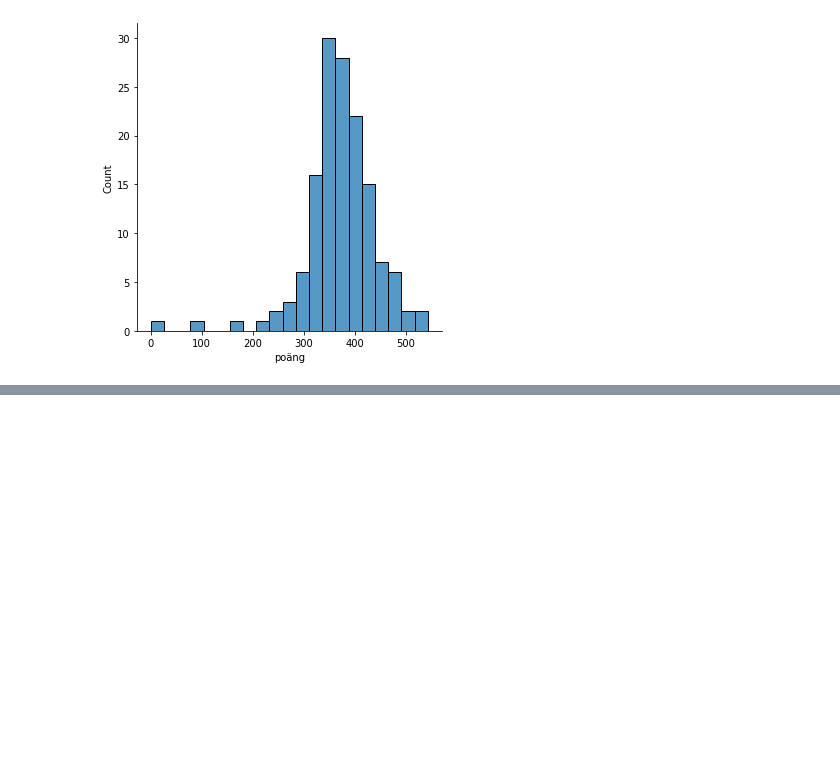
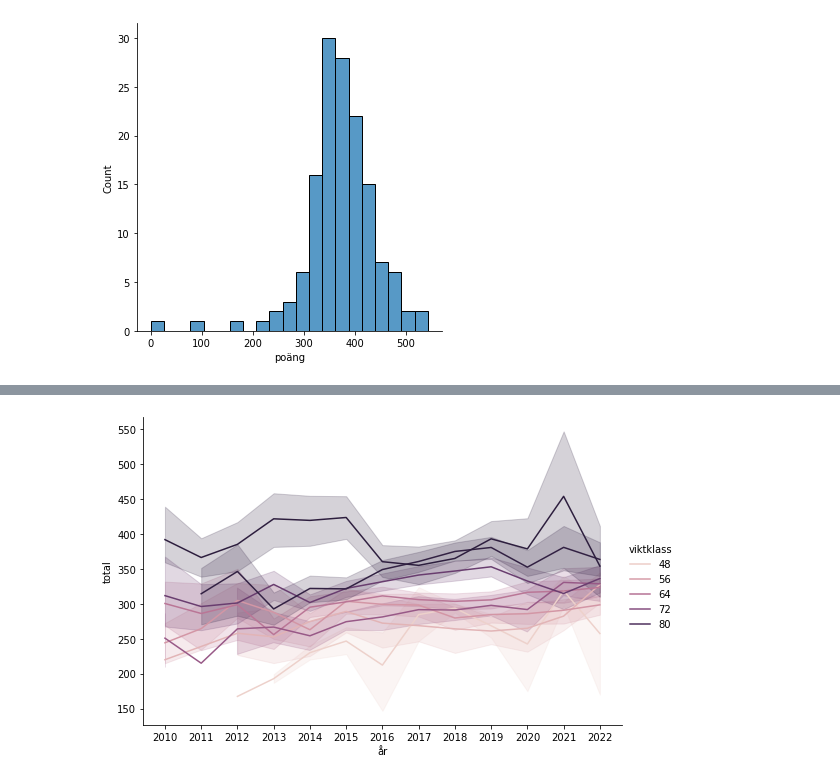
Before and after one commit to ErikHartman/styrkelyft, a Jupyter notebook: ssf_ranking.ipynb, the cells around one changed output, grey strips where cells are left out. Cells and saved outputs as stored; diff of their text form; code cells hidden in the pictures; blank space fills up the shorter version.

```diff
--- a/ssf_ranking.ipynb
+++ b/ssf_ranking.ipynb
@@ -363,0 +460,6 @@ g = sns.displot(data=herr_83_senior, x='poäng')
+# %%
+df['total'] = df['total'].astype(float)
+kl = df[df['typ'] == 'KSL']
+g = sns.relplot(x="år", y='total', hue="viktklass", aspect=1.5, kind='line', data=kl[kl['kön'] == 'F'])
+# %% [output]
+[figure, added]
```
Also changed, not shown: parts of 13 cells of this notebook, 2 other files.
